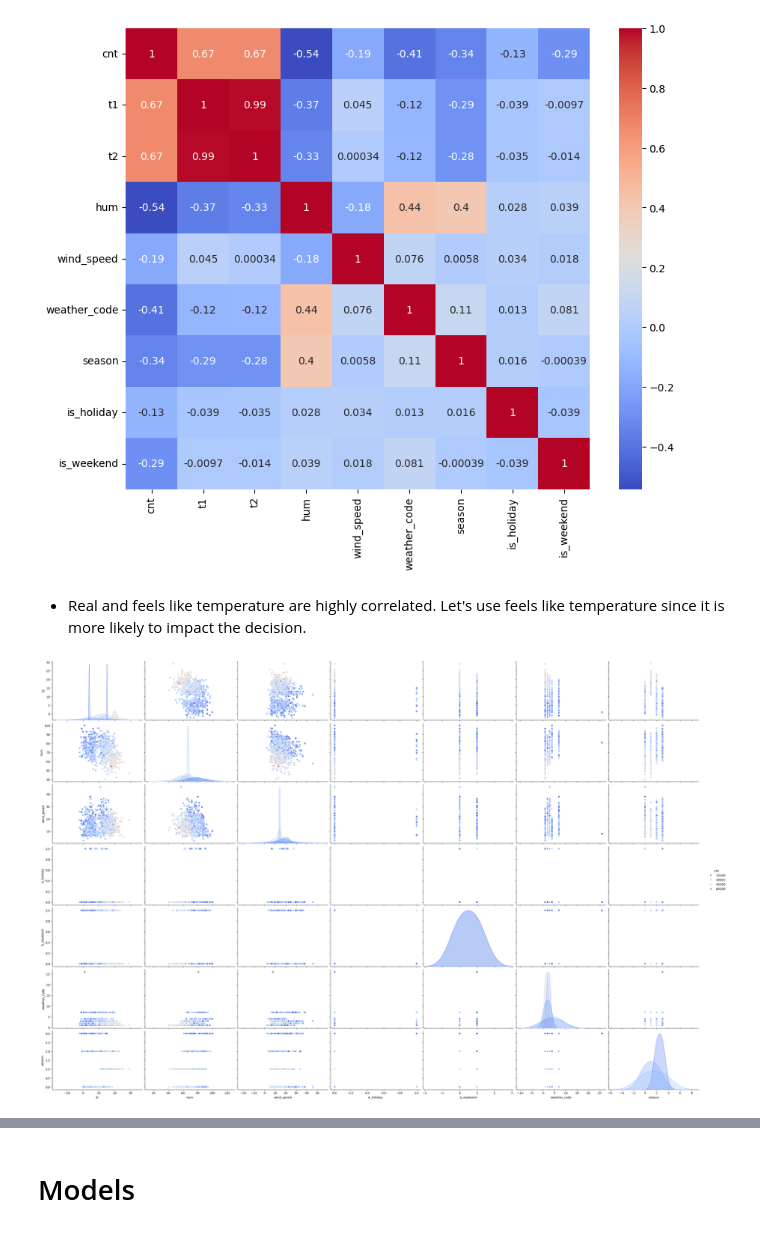
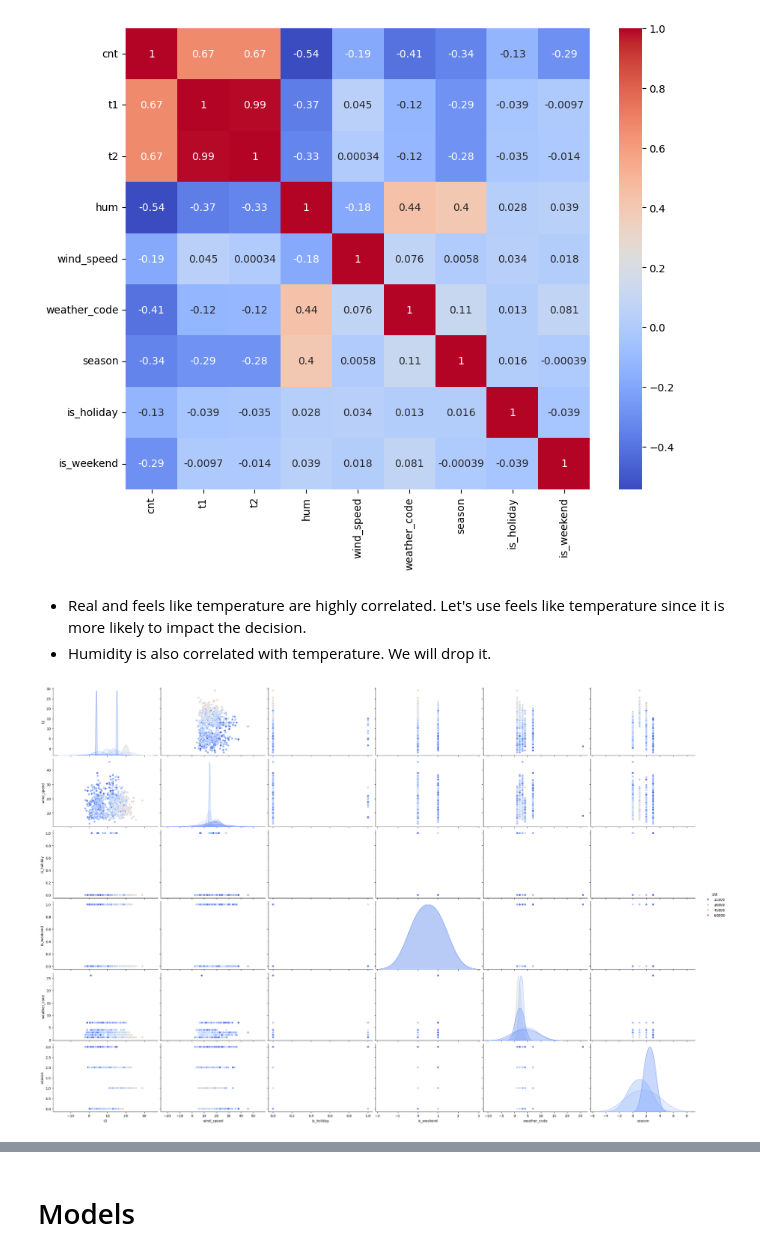
Before and after one commit to sbhurtya/London-Bike-Sharing-Forecaset-Python-ML, a Jupyter notebook: lbs.ipynb, the cells around one changed output, grey strips where cells are left out. Saved outputs shown, nothing was run; the diff lists cells and outputs as text; code cells hidden in the pictures.

```diff
--- a/lbs.ipynb
+++ b/lbs.ipynb
@@ -217,19 +219,20 @@ plt.show()
 [figure]
 # %% [markdown]
 - Real and feels like temperature are highly correlated. Let's use feels like temperature since it is more likely to impact the decision.
+- Humidity is also correlated with temperature. We will drop it.
 # %%
 #Drop t1
-df.drop('t1', axis=1, inplace=True)
+df.drop(['t1', 'hum'], axis=1, inplace=True)
 # %%
 # #Pairplot
-sns.pairplot(df[['cnt', 't2', 'hum', 'wind_speed', 'is_holiday', 'is_weekend', 'weather_code', 'season']],
+sns.pairplot(df[['cnt', 't2', 'wind_speed', 'is_holiday', 'is_weekend', 'weather_code', 'season']],
              hue='cnt',
              palette='coolwarm',
              height=3,
              aspect=1.5)
 plt.show()
 # %% [output]
-[figure, old version]
+[figure, new version]
 # %%
 #Map codes
 #Map weather code:
```
Also changed, not shown: parts of 44 cells of this notebook.
